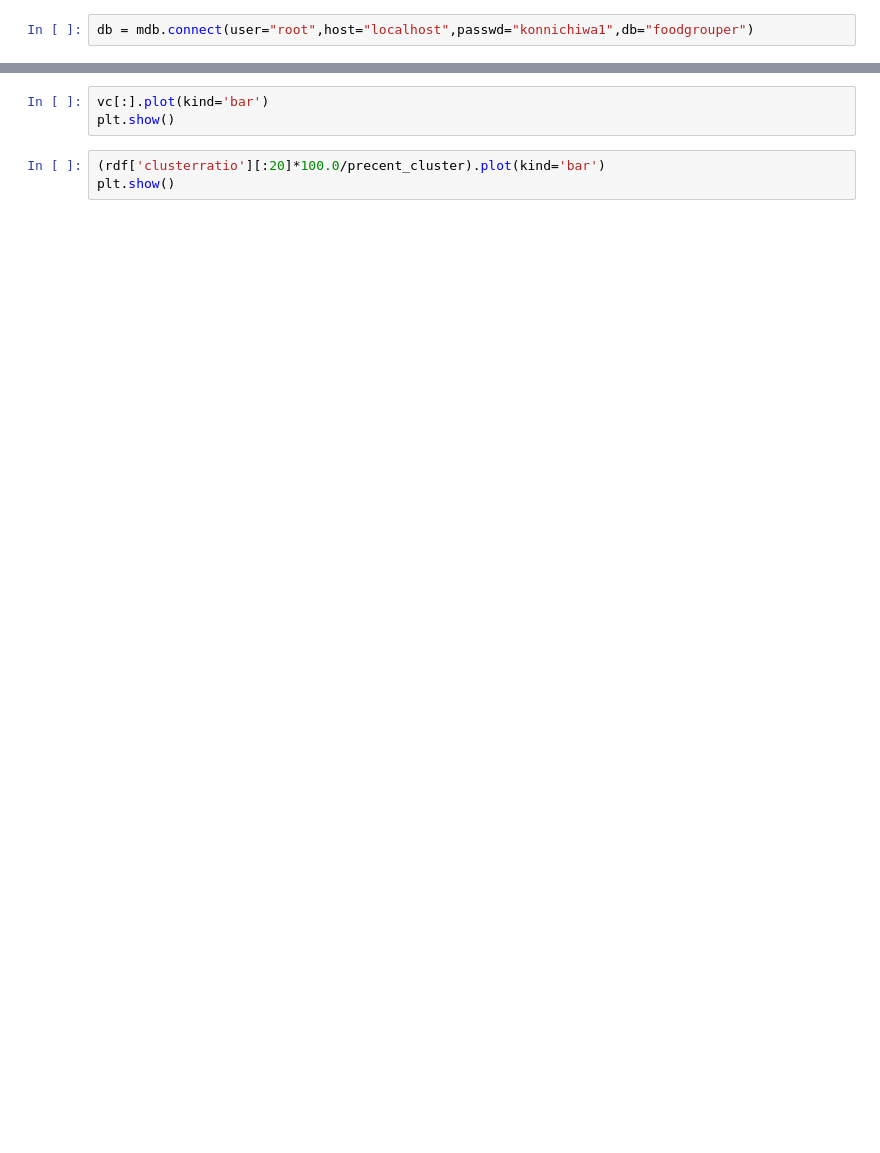
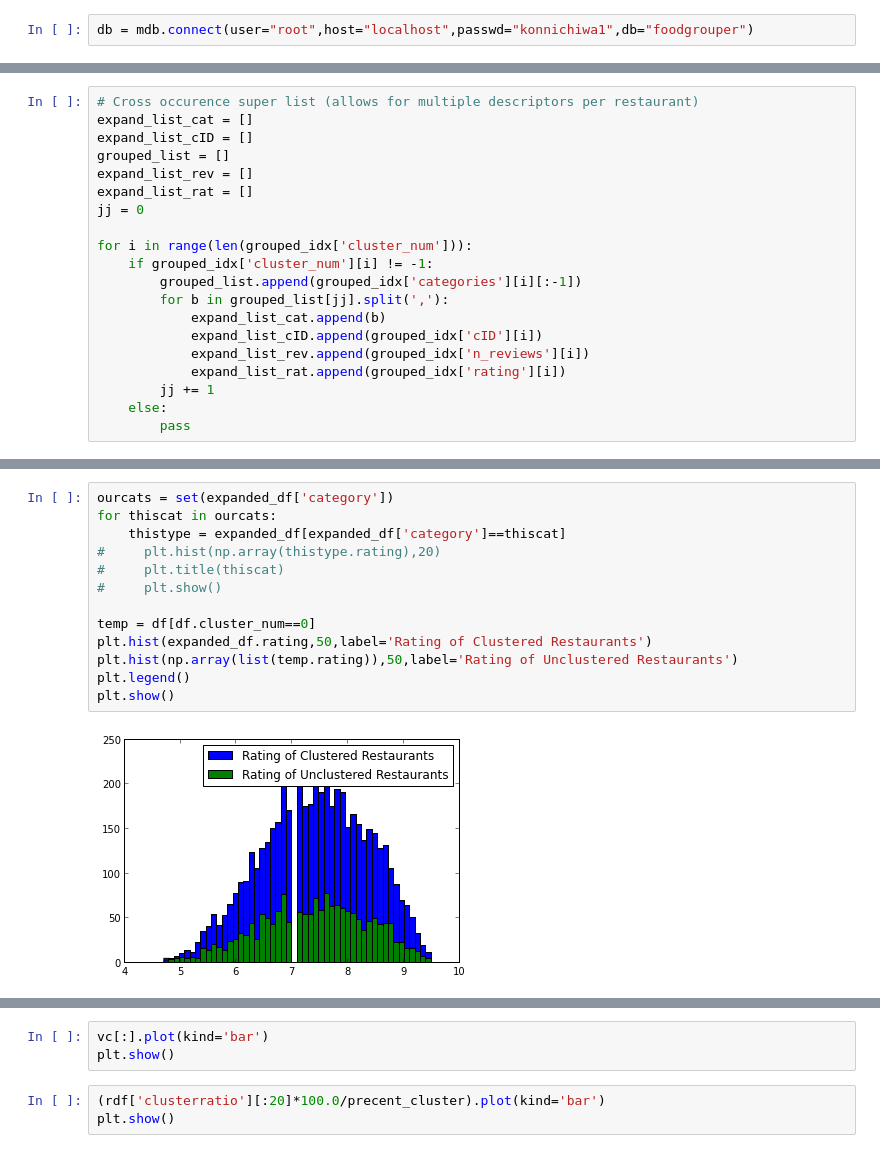
Before and after one commit to BruisingCurve/foodGrouper, a Jupyter notebook: story/DataStory.ipynb, the cells around one changed output, grey strips where cells are left out. Drawn from its saved outputs; the diff is of its cells as text; blank space fills up the shorter version.

```diff
--- a/story/DataStory.ipynb
+++ b/story/DataStory.ipynb
@@ -112,0 +67,20 @@ cocc.to_csv('/Users/Admin/Desktop/cocc10',' ')
+# %%
+# Cross occurence super list (allows for multiple descriptors per restaurant)
+expand_list_cat = []
+expand_list_cID = []
+grouped_list = []
+expand_list_rev = []
+expand_list_rat = []
+jj = 0
+
+for i in range(len(grouped_idx['cluster_num'])):
+    if grouped_idx['cluster_num'][i] != -1:
+        grouped_list.append(grouped_idx['categories'][i][:-1])
+        for b in grouped_list[jj].split(','):
+            expand_list_cat.append(b)
+            expand_list_cID.append(grouped_idx['cID'][i])
+            expand_list_rev.append(grouped_idx['n_reviews'][i])
+            expand_list_rat.append(grouped_idx['rating'][i])
+        jj += 1
+    else:
+        pass
@@ -112,0 +199,15 @@ cocc.to_csv('/Users/Admin/Desktop/cocc10',' ')
+# %%
+ourcats = set(expanded_df['category'])
+for thiscat in ourcats:
+    thistype = expanded_df[expanded_df['category']==thiscat]
+#     plt.hist(np.array(thistype.rating),20)
+#     plt.title(thiscat)
+#     plt.show()
+
+temp = df[df.cluster_num==0]
+plt.hist(expanded_df.rating,50,label='Rating of Clustered Restaurants')
+plt.hist(np.array(list(temp.rating)),50,label='Rating of Unclustered Restaurants')
+plt.legend()
+plt.show()
+# %% [output]
+[figure, added]
```
Also changed, not shown: parts of 40 cells of this notebook, 19 other files.
